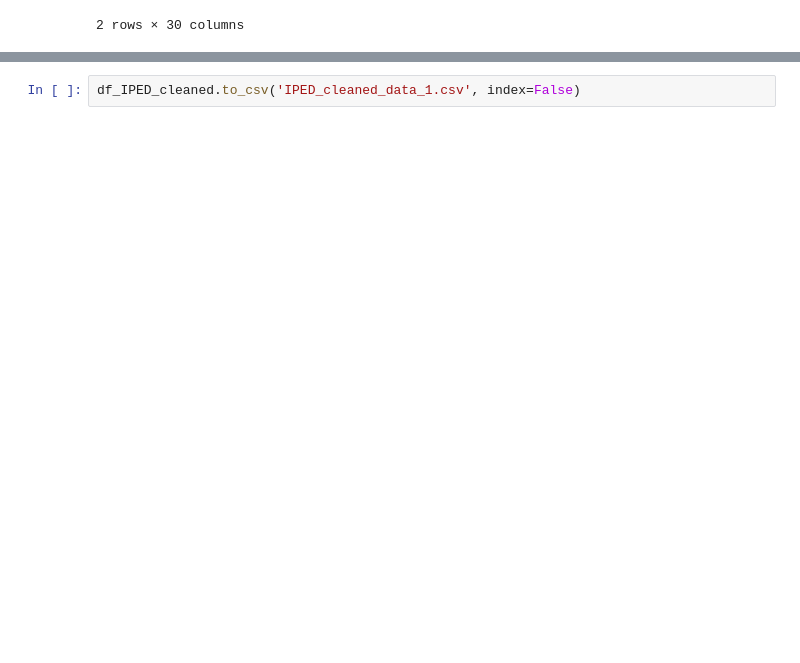
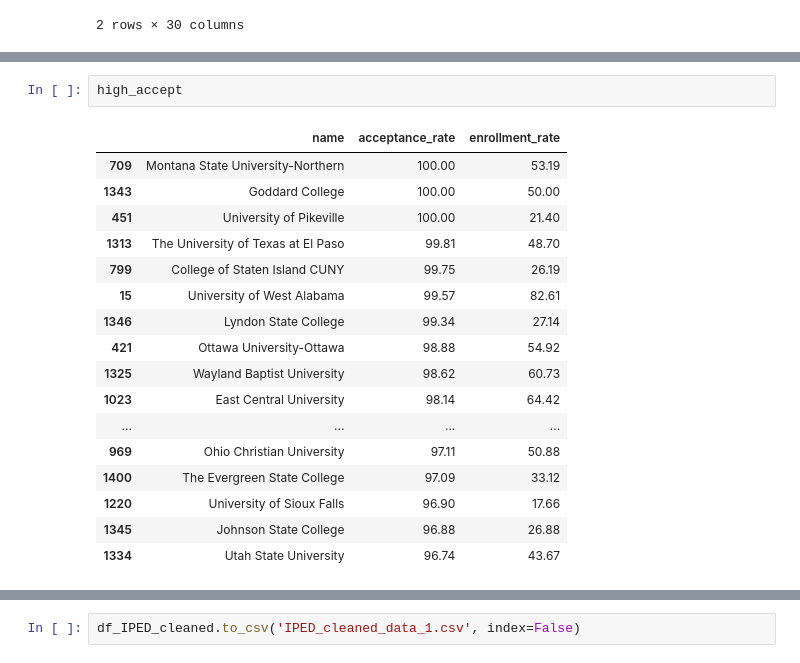
Before and after one commit to rohitgulve/IPEDS-Data-Analysis, a Jupyter notebook: IPED Data Analysis.ipynb, the cells around one changed output, grey strips where cells are left out. Drawn from its saved outputs; the diff is of its cells as text; blank space fills up the shorter version.

```diff
--- a/IPED Data Analysis.ipynb
+++ b/IPED Data Analysis.ipynb
@@ -568,0 +615,20 @@ plt.show()
+# %%
+high_accept
+# %% [output]
+|  | name | acceptance_rate | enrollment_rate |
+| 709 | Montana State University-Northern | 100.00 | 53.19 |
+| 1343 | Goddard College | 100.00 | 50.00 |
+| 451 | University of Pikeville | 100.00 | 21.40 |
+| 1313 | The University of Texas at El Paso | 99.81 | 48.70 |
+| 799 | College of Staten Island CUNY | 99.75 | 26.19 |
+| 15 | University of West Alabama | 99.57 | 82.61 |
+| 1346 | Lyndon State College | 99.34 | 27.14 |
+| 421 | Ottawa University-Ottawa | 98.88 | 54.92 |
+| 1325 | Wayland Baptist University | 98.62 | 60.73 |
+| 1023 | East Central University | 98.14 | 64.42 |
+| ... | ... | ... | ... |
+| 969 | Ohio Christian University | 97.11 | 50.88 |
+| 1400 | The Evergreen State College | 97.09 | 33.12 |
+| 1220 | University of Sioux Falls | 96.90 | 17.66 |
+| 1345 | Johnson State College | 96.88 | 26.88 |
+| 1334 | Utah State University | 96.74 | 43.67 |
```
Also changed, not shown: parts of 26 cells of this notebook, 1 other file.
